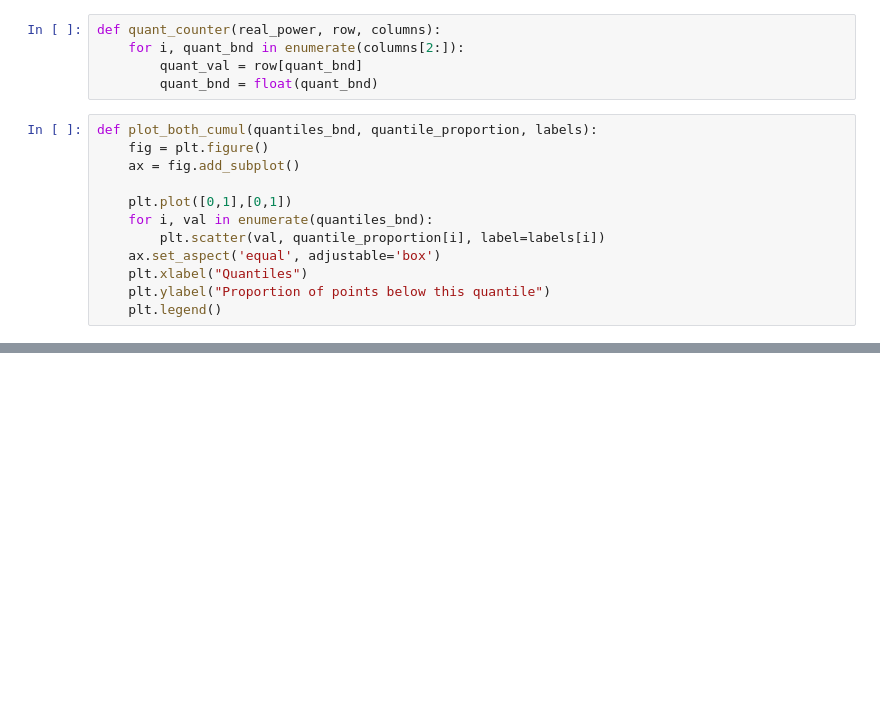
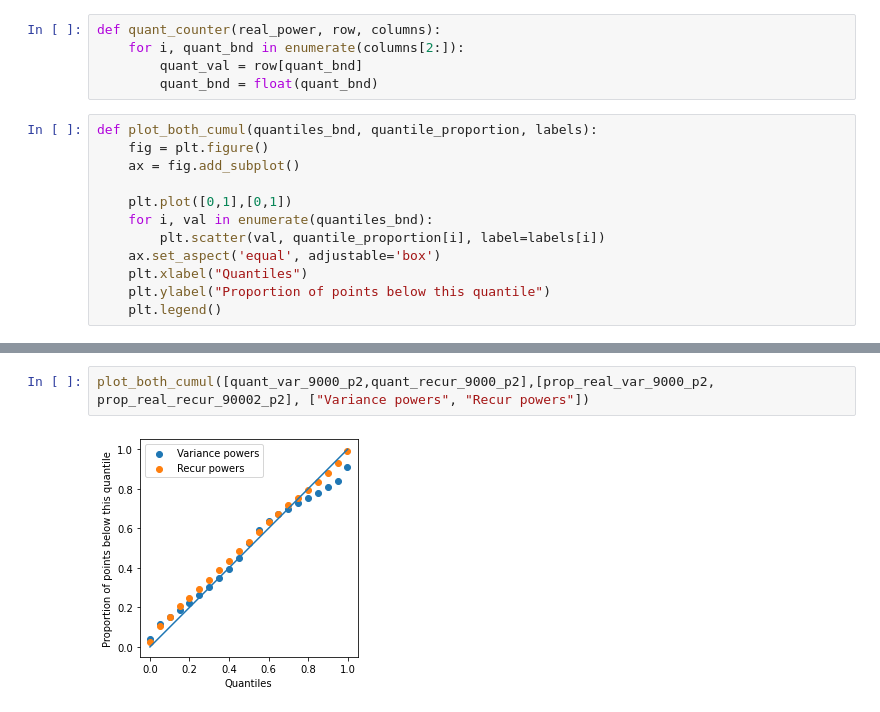
Before and after one commit to ujohn33/Predict-Optimize-Revise, a Jupyter notebook: notebooks/analyse_prob_debug_log.ipynb, the cells around one changed output, grey strips where cells are left out. Drawn from its saved outputs; the diff is of its cells as text; blank space fills up the shorter version.

```diff
--- a/notebooks/analyse_prob_debug_log.ipynb
+++ b/notebooks/analyse_prob_debug_log.ipynb
@@ -162,0 +171,4 @@ quant_var, prop_real_var = get_plot_from_files(real_power_path, scenarios_path,
+# %%
+plot_both_cumul([quant_var_9000_p2,quant_recur_9000_p2],[prop_real_var_9000_p2, prop_real_recur_90002_p2], ["Variance powers", "Recur powers"])
+# %% [output]
+[figure, added]
```
Also changed, not shown: parts of 9 cells of this notebook, 1 other file.
